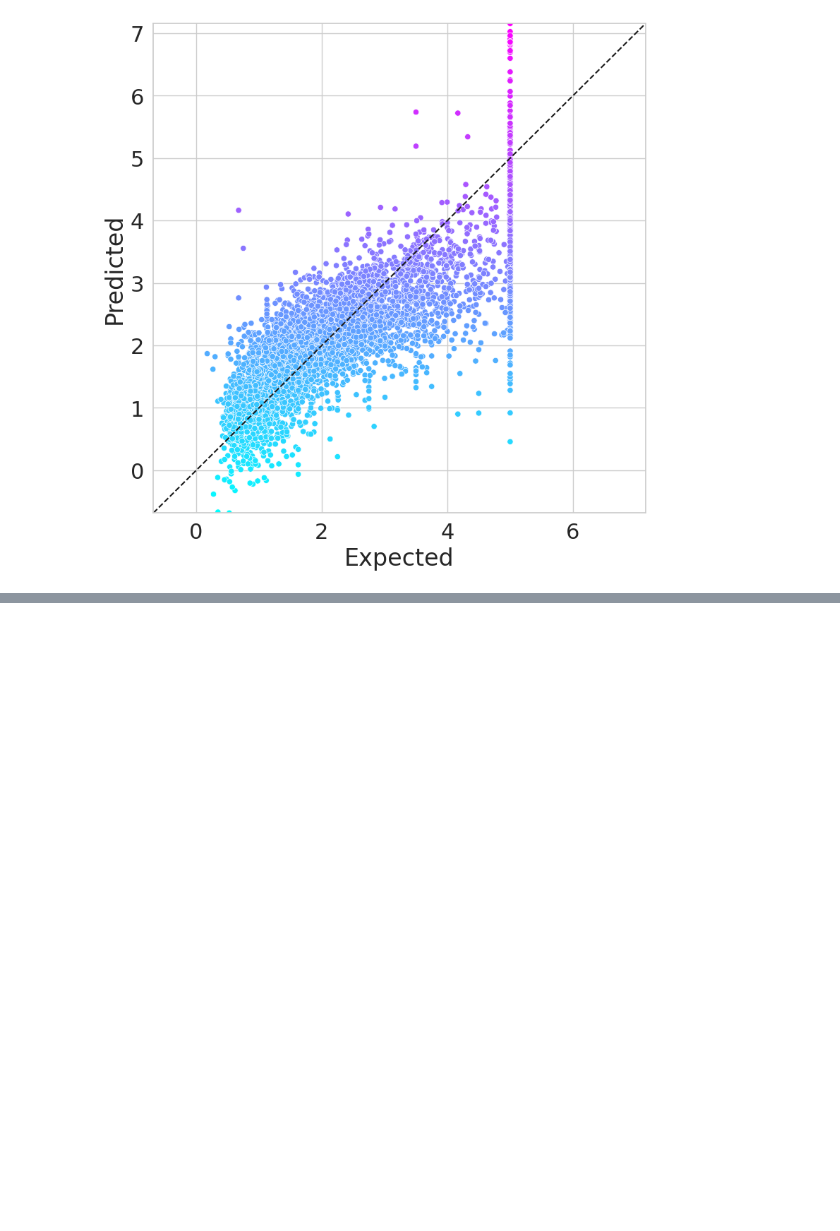
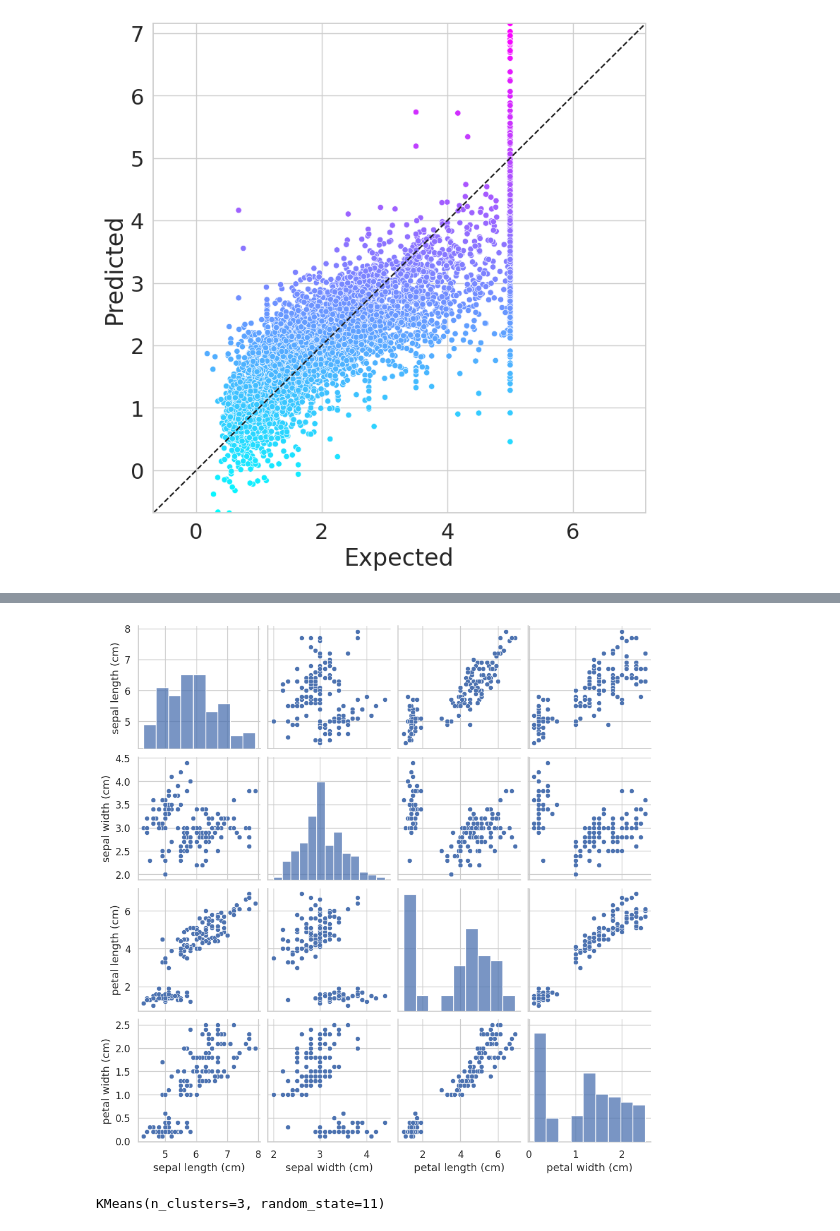
Before and after one commit to ejdotp/SemSix_ITER, a Jupyter notebook: Python/Classwork/6_Machine_Learning/main.ipynb, the cells around one changed output, grey strips where cells are left out. Drawn from its saved outputs; the diff is of its cells as text; code cells hidden in the pictures; blank space fills up the shorter version.

```diff
--- a/Python/Classwork/6_Machine_Learning/main.ipynb
+++ b/Python/Classwork/6_Machine_Learning/main.ipynb
@@ -900,0 +994,18 @@ line = plt.plot([start, end], [start, end], 'k--')
+# %%
+# Displaying the pairplot in One Color
+
+grid = sns.pairplot(data=iris_df, vars=iris_df.columns[0:4])
+# %% [output]
+[figure, added]
+# %%
+#15.7.4 Using a KMeans Estimator
+##Creating the Estimator
+from sklearn.cluster import KMeans
+
+kmeans = KMeans(n_clusters=3, random_state=11)
+
+##Fitting the Model
+
+kmeans.fit(iris.data)
+# %% [output]
+KMeans(n_clusters=3, random_state=11)
```
Also changed, not shown: parts of 22 cells of this notebook, 24 other files.
